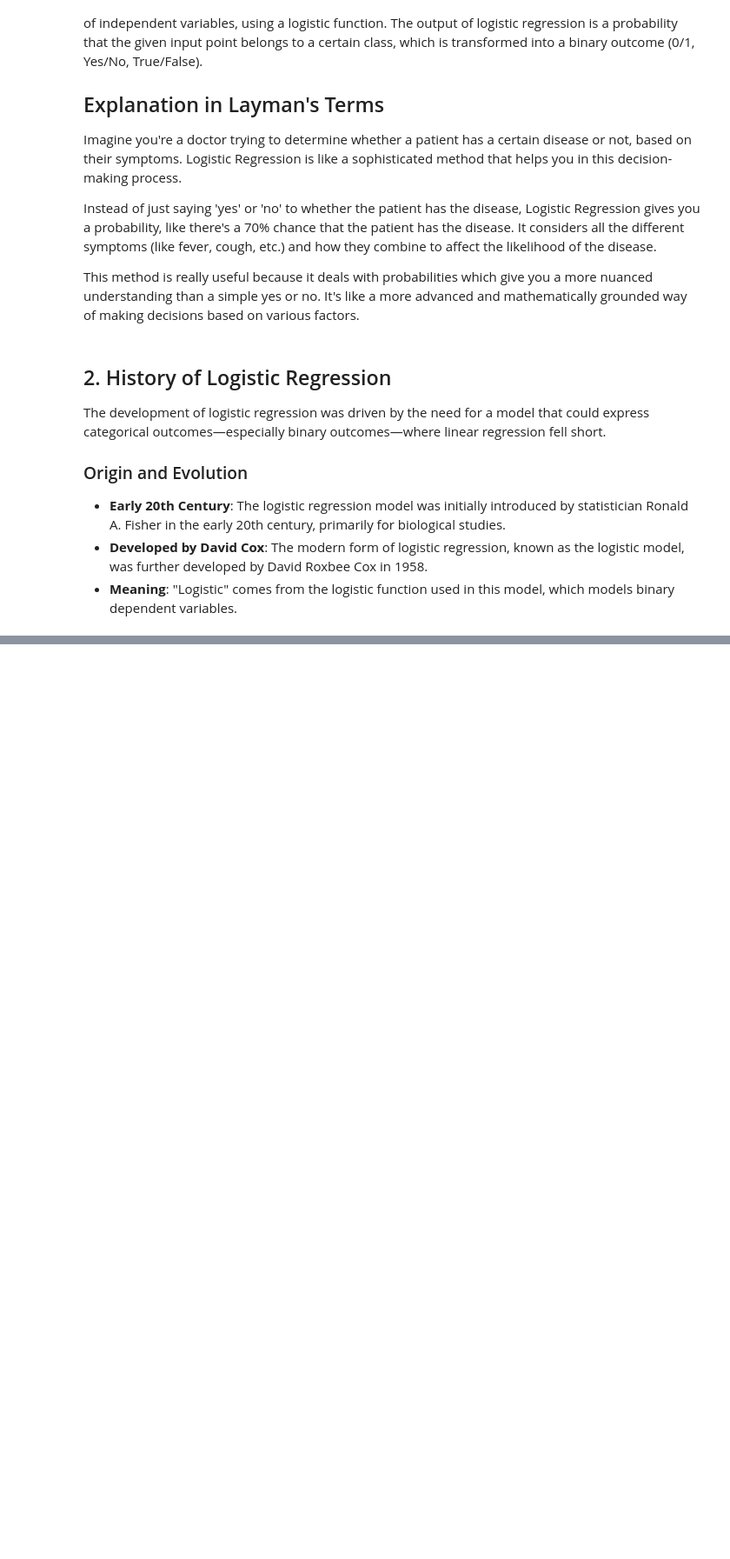
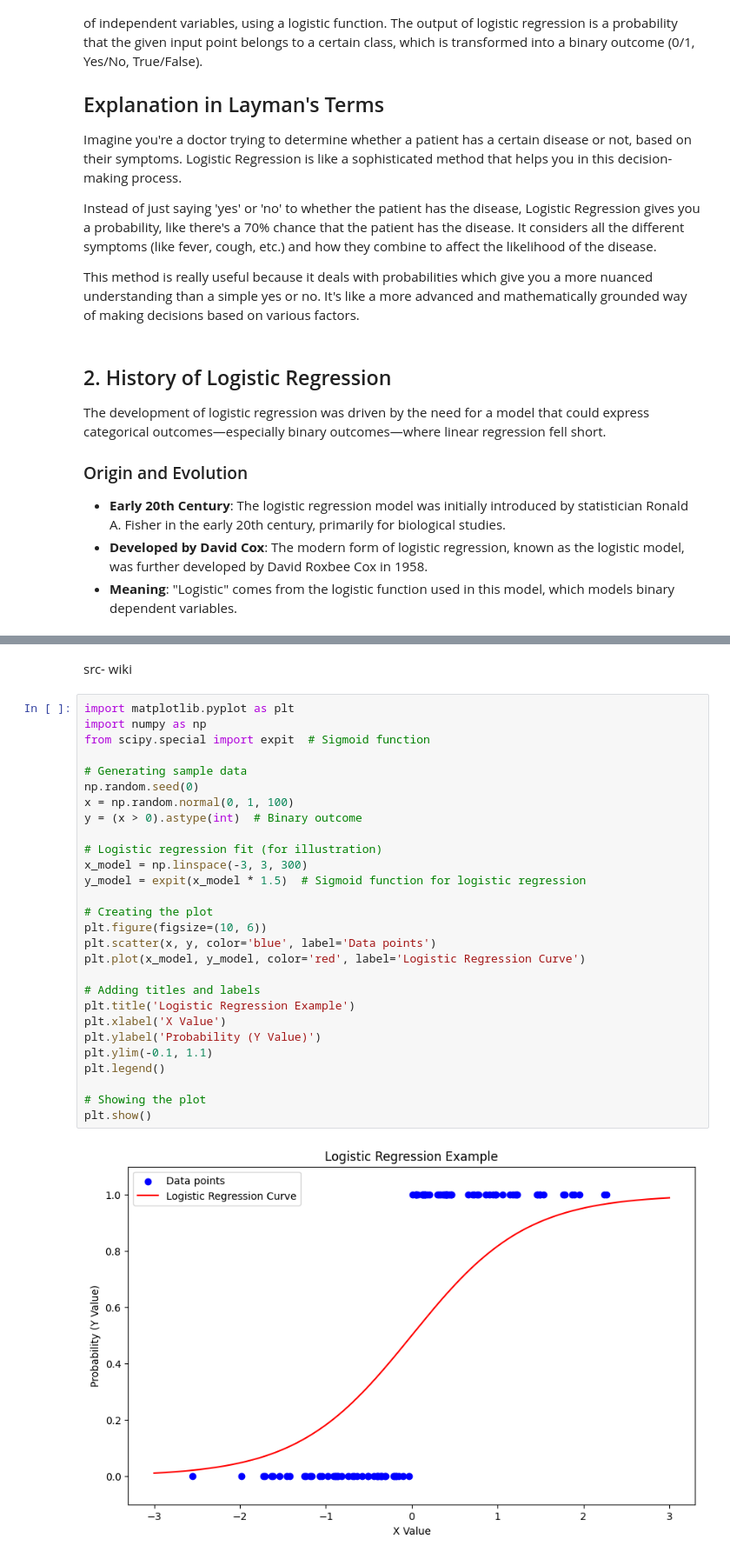
Before and after one commit to taranjitkaurme/datascience_practice_machinelearning, a Jupyter notebook: 02. Logistic Regression (Supervised Learning)/logistic regression algorithm.ipynb, the cells around one changed output, grey strips where cells are left out. Shown: that part at 87% size. Cells and saved outputs as stored; diff of their text form; blank space fills up the shorter version.

Commit message:
- Added Graphs and video links

```diff
--- a/02. Logistic Regression (Supervised Learning)/logistic regression algorithm.ipynb
+++ b/02. Logistic Regression (Supervised Learning)/logistic regression algorithm.ipynb
@@ -27,0 +30,32 @@ The development of logistic regression was driven by the need for a model that c
+# %% [markdown]
+src- wiki
+# %%
+import matplotlib.pyplot as plt
+import numpy as np
+from scipy.special import expit  # Sigmoid function
+
+# Generating sample data
+np.random.seed(0)
+x = np.random.normal(0, 1, 100)
+y = (x > 0).astype(int)  # Binary outcome
+
+# Logistic regression fit (for illustration)
+x_model = np.linspace(-3, 3, 300)
+y_model = expit(x_model * 1.5)  # Sigmoid function for logistic regression
+
+# Creating the plot
+plt.figure(figsize=(10, 6))
+plt.scatter(x, y, color='blue', label='Data points')
+plt.plot(x_model, y_model, color='red', label='Logistic Regression Curve')
+
+# Adding titles and labels
+plt.title('Logistic Regression Example')
+plt.xlabel('X Value')
+plt.ylabel('Probability (Y Value)')
+plt.ylim(-0.1, 1.1)
+plt.legend()
+
+# Showing the plot
+plt.show()
+# %% [output]
+[figure, added]
```
Also changed, not shown: parts of 2 cells of this notebook, 4 other files.
